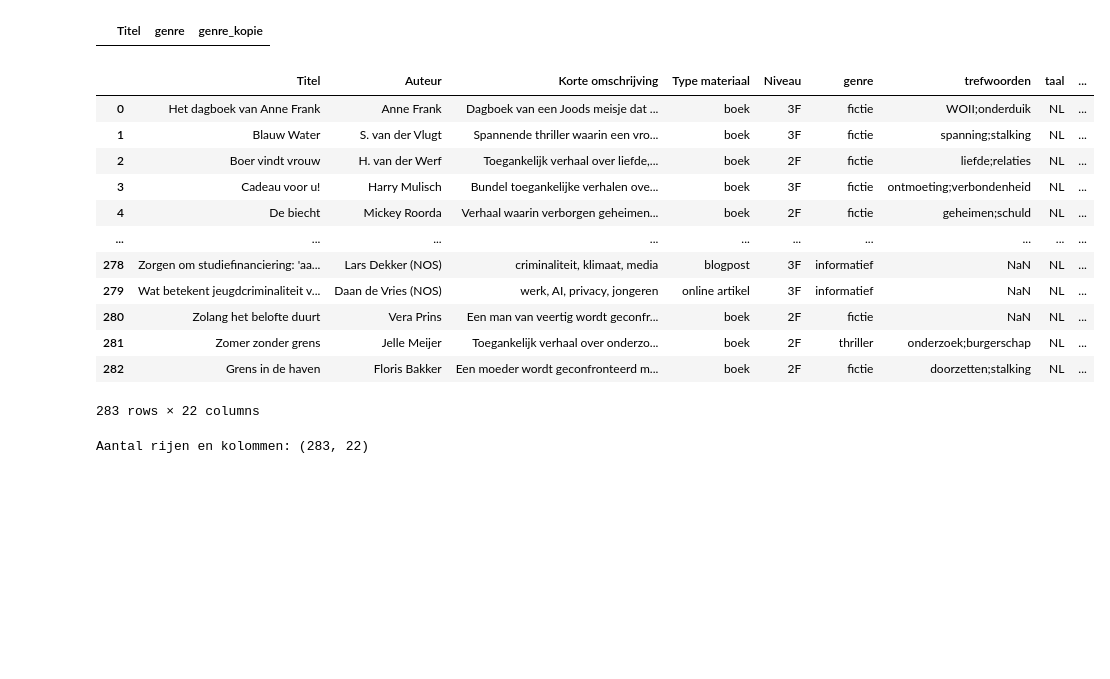
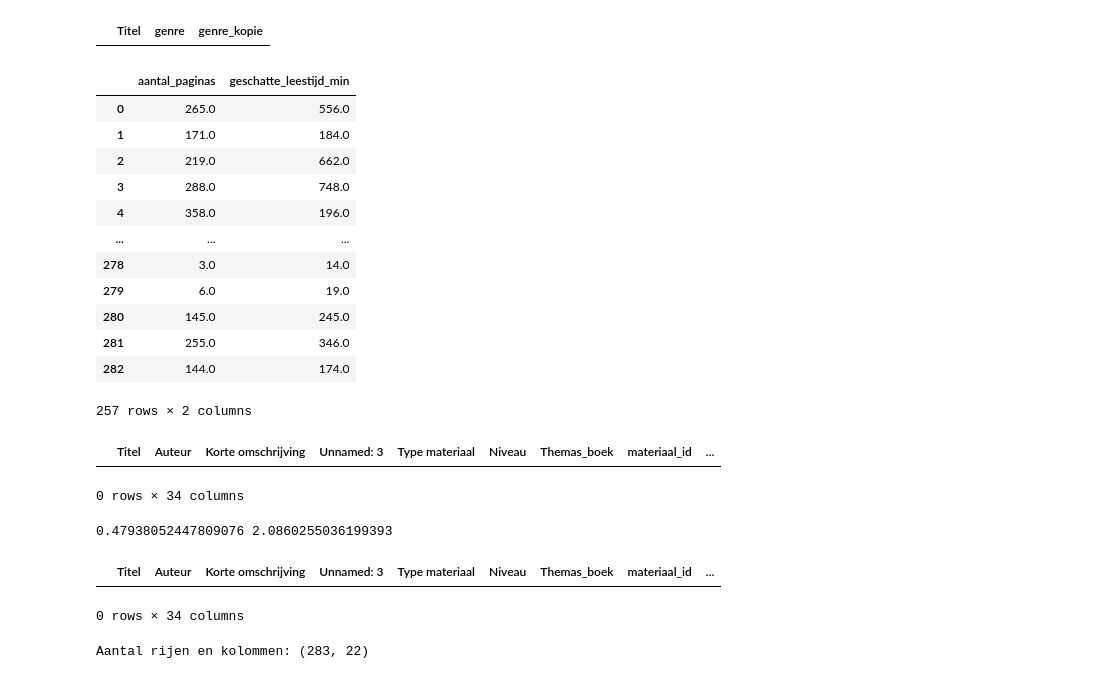
Before and after one commit to merijn1222/2.2Notebooks, a Jupyter notebook: LeesmateriaalAnalyse.ipynb, the cells around one changed output. Drawn from its saved outputs; the diff is of its cells as text; code cells hidden in the pictures; blank space fills up the shorter version.

Commit message:
feature analyse, gecombineerde kolom

```diff
--- a/LeesmateriaalAnalyse.ipynb
+++ b/LeesmateriaalAnalyse.ipynb
@@ -162,22 +162,51 @@ df["Auteur"] = (
 )
 # %%
 df["trefwoorden"] = df["trefwoorden"].str.replace("; ", ";")
+# %%
+ag = df[df["aantal_paginas"].notna() & df["geschatte_leestijd_min"].notna()][["aantal_paginas", "geschatte_leestijd_min"]]
+# %% [output]
+|  | aantal_paginas | geschatte_leestijd_min |
+| 0 | 265.0 | 556.0 |
+| 1 | 171.0 | 184.0 |
+| 2 | 219.0 | 662.0 |
+| 3 | 288.0 | 748.0 |
+| 4 | 358.0 | 196.0 |
+| ... | ... | ... |
+| 278 | 3.0 | 14.0 |
+| 279 | 6.0 | 19.0 |
+| 280 | 145.0 | 245.0 |
+| 281 | 255.0 | 346.0 |
+| 282 | 144.0 | 174.0 |
+257 rows × 2 columns
+# %%
+df[df["aantal_paginas"].isna() | df["geschatte_leestijd_min"].isna()]
+# %% [output]
+|  | Titel | Auteur | Korte omschrijving | Unnamed: 3 | Type materiaal | Niveau | Themas_boek | materiaal_id | ... |
+0 rows × 34 columns
+# %%
+gem_paginas_p_min = ag["aantal_paginas"].mean() / ag["geschatte_leestijd_min"].mean()
+gem_min_p_p = ag["geschatte_leestijd_min"].mean() / ag["aantal_paginas"].mean()
+
+df.loc[df["aantal_paginas"].isna() & df["geschatte_leestijd_min"].notna(), "aantal_paginas"] = df["geschatte_leestijd_min"] * gem_paginas_p_min
+df.loc[df["geschatte_leestijd_min"].isna() & df["aantal_paginas"].notna(), "geschatte_leestijd_min"] = df["aantal_paginas"] * gem_min_p_p
+# %% [output]
+0.47938052447809076 2.0860255036199393
+# %%
+def create_new_row(df):
+    kolommen = ["Korte omschrijving", "genre", "onderwerp", "trefwoorden", "Niveau", "uitgever", "beschikbaar_formaat"]
+    delen = df[kolommen].fillna("").astype("string")
+    df["Gecombineerd"] = delen.apply(
+        lambda rij: "/".join(deel for deel in rij if deel.strip()),
+        axis=1,
+    )
+    return df
+# %%
+df = create_new_row(df)
 # %%
-df
+df[df["gem_zinslengte_woorden"] < 0]
 # %% [output]
-|  | Titel | Auteur | Korte omschrijving | Type materiaal | Niveau | genre | trefwoorden | taal | ... |
-| 0 | Het dagboek van Anne Frank | Anne Frank | Dagboek van een Joods meisje dat ... | boek | 3F | fictie | WOII;onderduik | NL | ... |
-| 1 | Blauw Water | S. van der Vlugt | Spannende thriller waarin een vro... | boek | 3F | fictie | spanning;stalking | NL | ... |
-| 2 | Boer vindt vrouw | H. van der Werf | Toegankelijk verhaal over liefde,... | boek | 2F | fictie | liefde;relaties | NL | ... |
-| 3 | Cadeau voor u! | Harry Mulisch | Bundel toegankelijke verhalen ove... | boek | 3F | fictie | ontmoeting;verbondenheid | NL | ... |
-| 4 | De biecht | Mickey Roorda | Verhaal waarin verborgen geheimen... | boek | 2F | fictie | geheimen;schuld | NL | ... |
-| ... | ... | ... | ... | ... | ... | ... | ... | ... | ... |
-| 278 | Zorgen om studiefinanciering: 'aa... | Lars Dekker (NOS) | criminaliteit, klimaat, media | blogpost | 3F | informatief | NaN | NL | ... |
-| 279 | Wat betekent jeugdcriminaliteit v... | Daan de Vries (NOS) | werk, AI, privacy, jongeren | online artikel | 3F | informatief | NaN | NL | ... |
-| 280 | Zolang het belofte duurt | Vera Prins | Een man van veertig wordt geconfr... | boek | 2F | fictie | NaN | NL | ... |
-| 281 | Zomer zonder grens | Jelle Meijer | Toegankelijk verhaal over onderzo... | boek | 2F | thriller | onderzoek;burgerschap | NL | ... |
-| 282 | Grens in de haven | Floris Bakker | Een moeder wordt geconfronteerd m... | boek | 2F | fictie | doorzetten;stalking | NL | ... |
+|  | Titel | Auteur | Korte omschrijving | Unnamed: 3 | Type materiaal | Niveau | Themas_boek | materiaal_id | ... |
-283 rows × 22 columns
+0 rows × 34 columns
 # %%
 # aantal unieke en missende waarden en datatypes
 print("Aantal rijen en kolommen:", df.shape)
```
Also changed, not shown: parts of 4 cells of this notebook.
